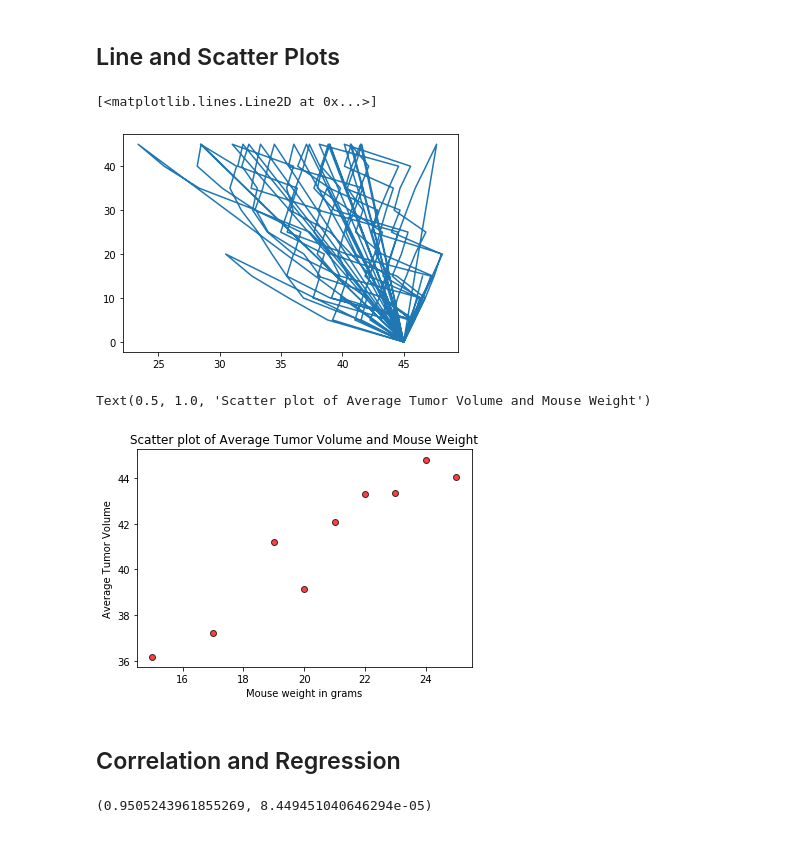
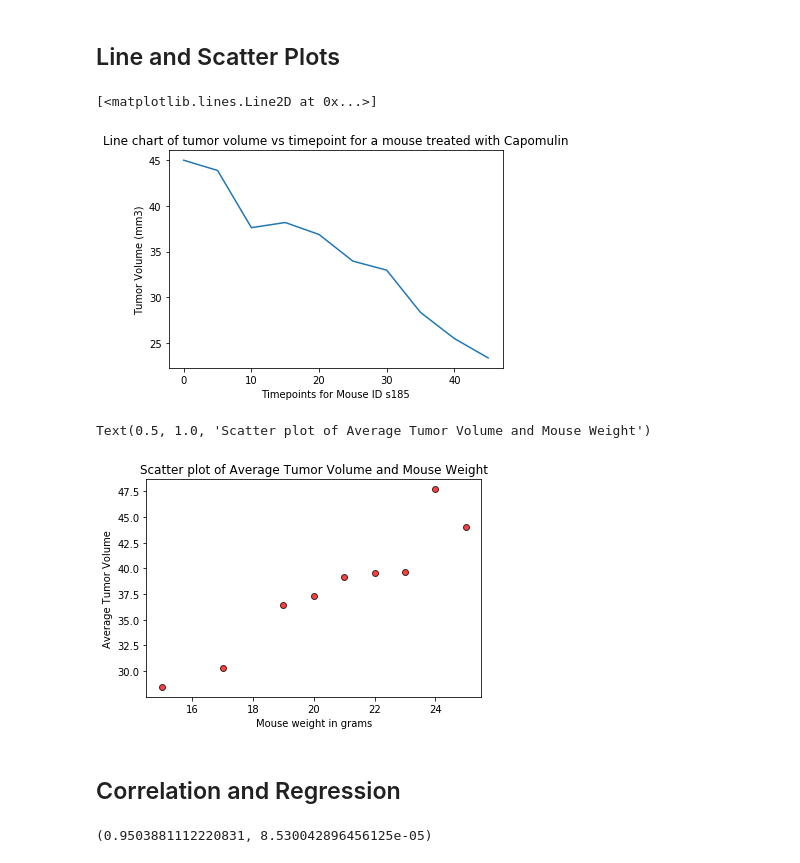
Before and after one commit to soumyakinger/MatPlotLib_HW, a Jupyter notebook: pymaceuticals_starter.ipynb, the cells around one changed output. Saved outputs shown, nothing was run; the diff lists cells and outputs as text; code cells hidden in the pictures.

Commit message:
Add files via upload
Added the observations as comments at the top of my notebook file. Also added some inline comments and made some changes to the box plots.

```diff
--- a/pymaceuticals_starter.ipynb
+++ b/pymaceuticals_starter.ipynb
@@ -367,21 +372,24 @@ plt.show()
 # %%
 # Generate a line plot of tumor volume vs. time point for a mouse treated with Capomulin
 mouse_results_df
-subset_df = mouse_results_df.loc[mouse_results_df["Drug Regimen"] == "Capomulin",:]
-subset_df
+#displaying line plot for mouse id "s185"
+subset_df = mouse_results_df.loc[mouse_results_df["Mouse ID"] == "s185",:]
 x_data = subset_df["Tumor Volume (mm3)"]
 tumor_volume_data = x_data.values
 y_data = subset_df["Timepoint"]
 timepoint_data = y_data.values
 timepoint_data
-
-plt.plot(tumor_volume_data,timepoint_data)
+plt.xlabel("Timepoints for Mouse ID s185")
+plt.ylabel("Tumor Volume (mm3)")
+plt.title("Line chart of tumor volume vs timepoint for a mouse treated with Capomulin")
+plt.plot(timepoint_data,tumor_volume_data)
 # %% [output]
 [<matplotlib.lines.Line2D at 0x...>]
-[figure, old version]
+[figure, new version]
 # %%
 # Generate a scatter plot of average tumor volume vs. mouse weight for the Capomulin regimen
-groupby_df = subset_df.groupby(["Weight (g)"])
+
+groupby_df = capomulin_data.groupby(["Weight (g)"])
 correlation_df = groupby_df["Tumor Volume (mm3)"].mean()
 correlation_df
 weight = correlation_df.index
@@ -394,16 +402,16 @@ plt.ylabel('Average Tumor Volume')
 plt.title("Scatter plot of Average Tumor Volume and Mouse Weight")
 # %% [output]
 Text(0.5, 1.0, 'Scatter plot of Average Tumor Volume and Mouse Weight')
-[figure, old version]
+[figure, new version]
 # %% [markdown]
 ## Correlation and Regression
 # %%
 # Calculate the correlation coefficient and linear regression model
 # for mouse weight and average tumor volume for the Capomulin regimen
+
+# Correlation
+correlation_coefficient = st.pearsonr(weight,avg_tumor_volume)
+correlation_coefficient
+# %% [output]
+(0.9503881112220831, 8.530042896456125e-05)
-# %%
-
-correlation_coefficient = st.pearsonr(weight,avg_tumor_volume)
-correlation_coefficient
-# %% [output]
-(0.9505243961855269, 8.449451040646294e-05)
 # %%
```
Also changed, not shown: parts of 11 cells of this notebook.
